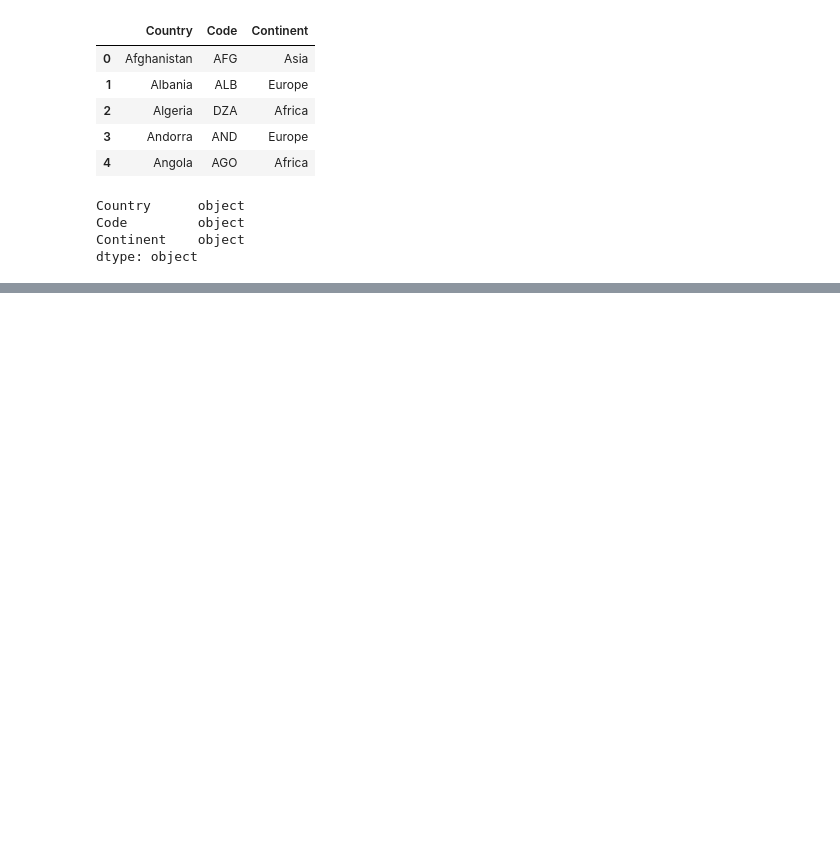
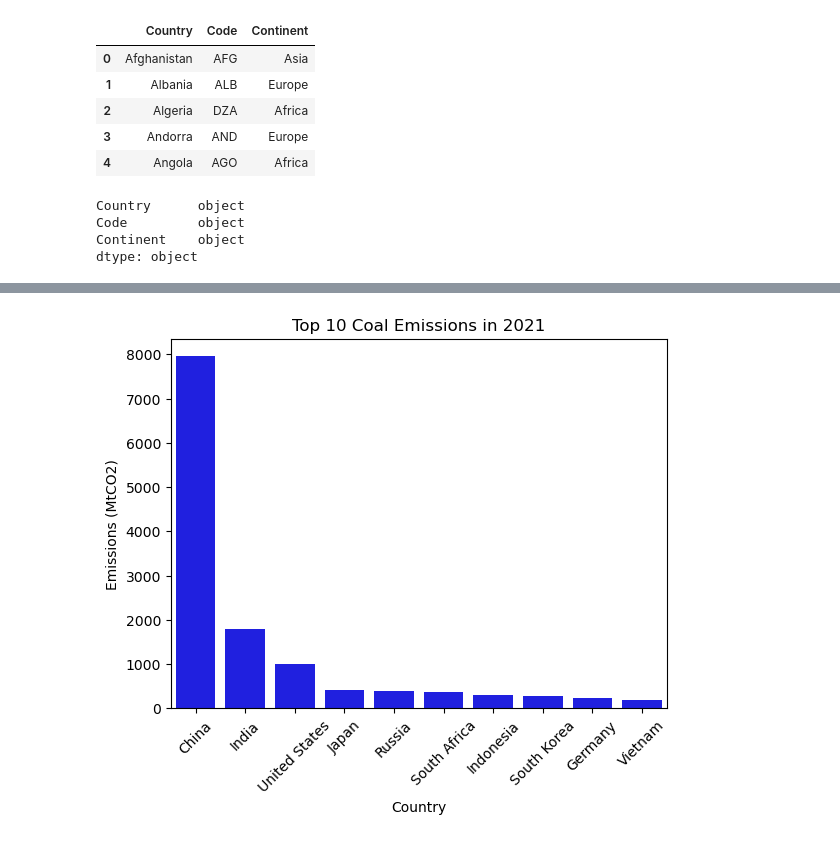
Before and after one commit to ddaniel2024/Project-3, a Jupyter notebook: notebook.ipynb, the cells around one changed output, grey strips where cells are left out. Saved outputs shown, nothing was run; the diff lists cells and outputs as text; code cells hidden in the pictures; blank space fills up the shorter version.

Commit message:
barplot created via seaborn in nb

```diff
--- a/notebook.ipynb
+++ b/notebook.ipynb
@@ -372,3 +380,17 @@ top10_df.sort_values(by="Oil")
+# %%
+barplot = sns.barplot(x = top10_df["Country"],
+                      y = top10_df[emission_type],
+                      color="b")
+
+barplot.set(ylabel = "Emissions (MtCO2)")
+
+barplot.set(title=f'Top 10 {emission_type} Emissions in {year}')
+
+barplot.set_xticklabels(labels = top10_df["Country"], rotation=45)
+
+plt.show()
+# %% [output]
+[figure, added]
 # %%
 with open("output/data.json", "w", encoding="utf8") as output:
     output.write(json.dumps({"emissions" : emissions_parsed,
```
Also changed, not shown: parts of 5 cells of this notebook, 9 other files.
